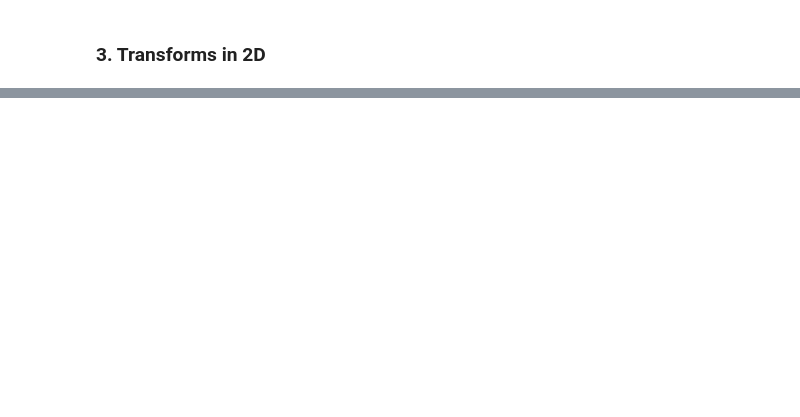
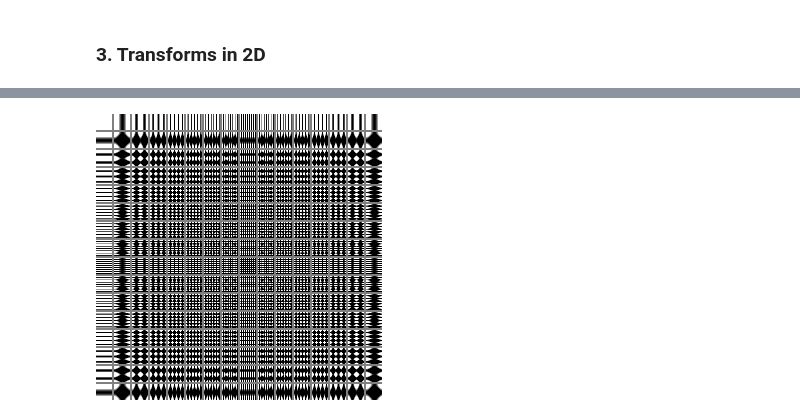
Before and after one commit to johnmays/CSDS_364_HW, a Jupyter notebook: A5/A5a/464-A5-jkm100.ipynb, the cells around one changed output, grey strips where cells are left out. Cells and saved outputs as stored; diff of their text form; code cells hidden in the pictures; blank space fills up the shorter version.

```diff
--- a/A5/A5a/464-A5-jkm100.ipynb
+++ b/A5/A5a/464-A5-jkm100.ipynb
@@ -249,0 +236,13 @@ ffttimes = [0.2, 0.2, 0.3, 0.3, ]
+# %%
+N = 16
+images = zeros(Float64, (N,N,(N*N)))
+for k = 1:N
+    for j = 1:N
+        idx = ((k-1)*N)+j
+        images[:, :, idx] = Gray.(make2Dcell(k-1,j-1,N))
+    end
+end
+# %%
+Gray.(mosaicview(images; fillvalue=0.5, npad=2, ncol=N, rowmajor=true))
+# %% [output]
+[figure, added]
```
Also changed, not shown: parts of 24 cells of this notebook, 5 other files.
